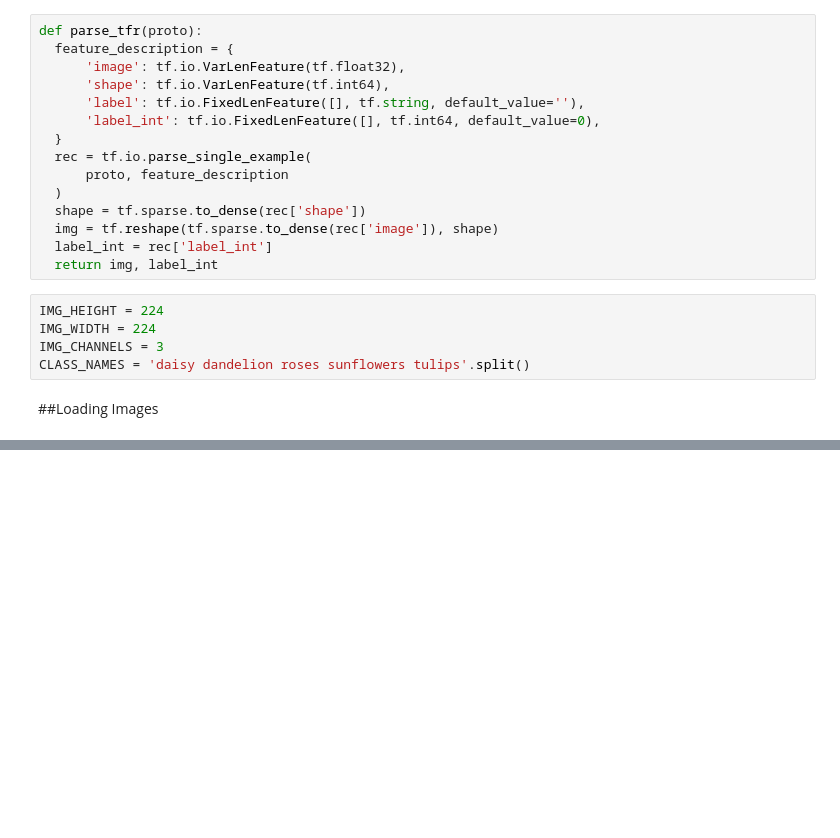
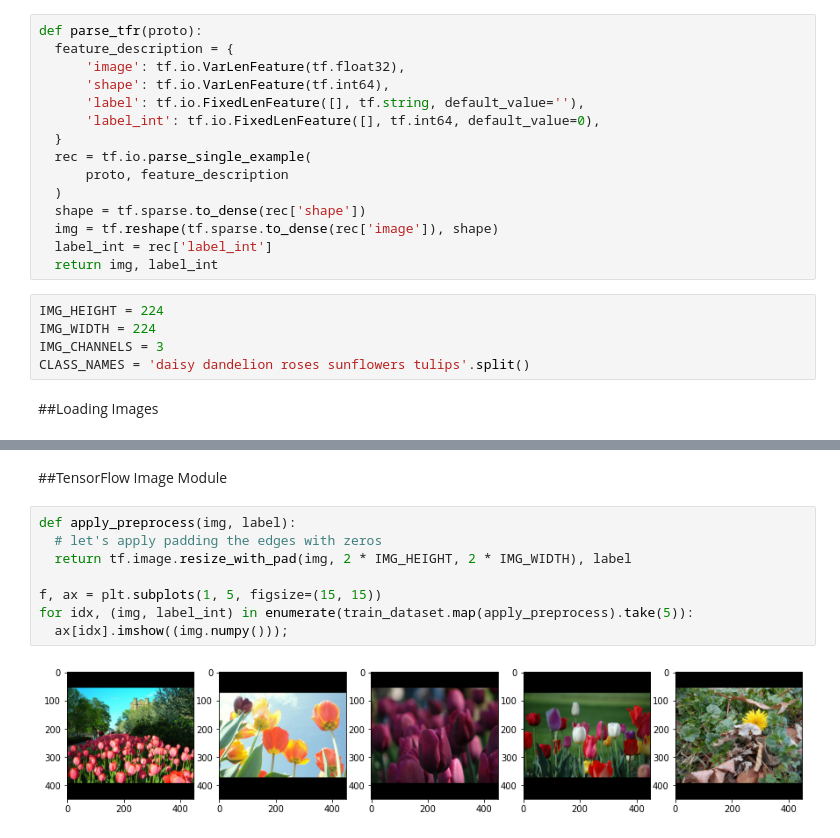
Before and after one commit to rahiakela/computer-vision-research-and-practice, a Jupyter notebook: 06-image-preprocessing/practical-machine-learning-for-computer-vision/01_image_size_and_resolution.ipynb, the cells around one changed output, grey strips where cells are left out. Drawn from its saved outputs; the diff is of its cells as text; blank space fills up the shorter version.

```diff
--- a/06-image-preprocessing/practical-machine-learning-for-computer-vision/01_image_size_and_resolution.ipynb
+++ b/06-image-preprocessing/practical-machine-learning-for-computer-vision/01_image_size_and_resolution.ipynb
@@ -57,0 +109,12 @@ CLASS_NAMES = 'daisy dandelion roses sunflowers tulips'.split()
+# %% [markdown]
+##TensorFlow Image Module
+# %%
+def apply_preprocess(img, label):
+  # let's apply padding the edges with zeros
+  return tf.image.resize_with_pad(img, 2 * IMG_HEIGHT, 2 * IMG_WIDTH), label
+
+f, ax = plt.subplots(1, 5, figsize=(15, 15))
+for idx, (img, label_int) in enumerate(train_dataset.map(apply_preprocess).take(5)):
+  ax[idx].imshow((img.numpy()));
+# %% [output]
+[figure, added]
```
Also changed, not shown: parts of 8 cells of this notebook.
